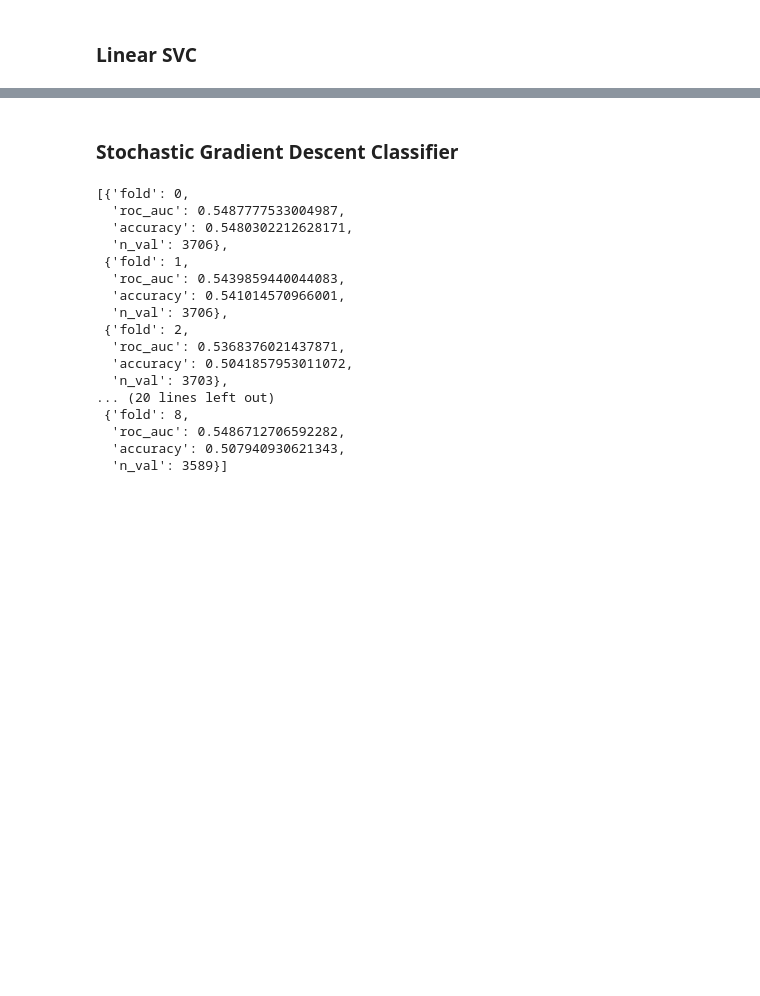
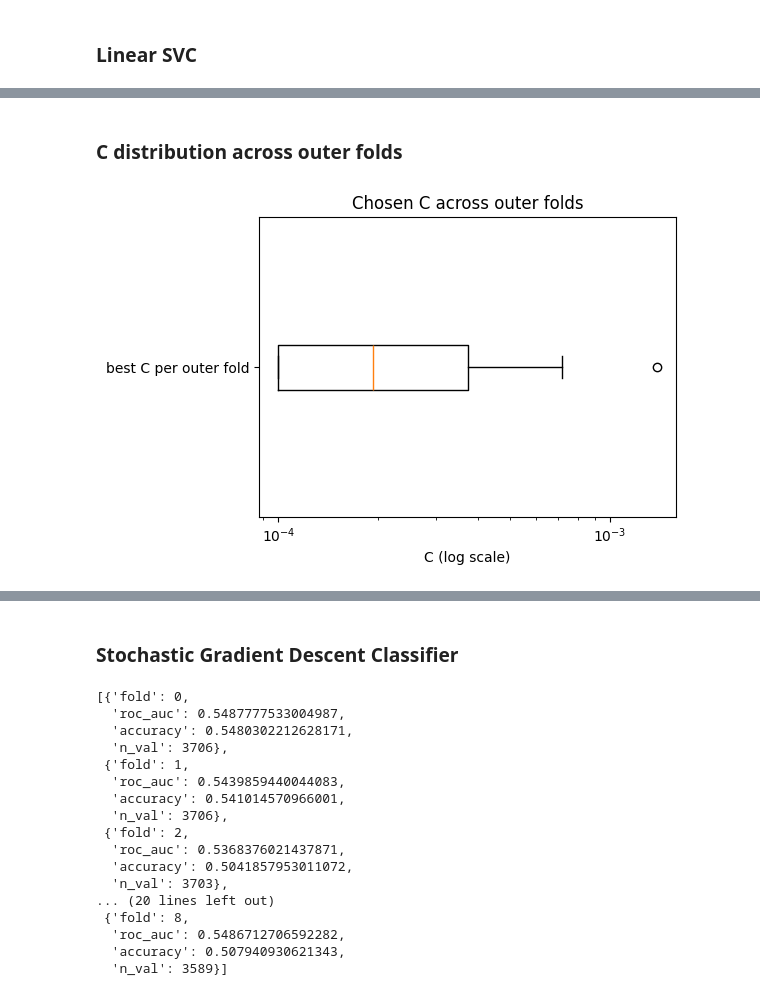
Before and after one commit to meaton96/StockPrediction, a Jupyter notebook: notebooks/03_LinearModels.ipynb, the cells around one changed output, grey strips where cells are left out. Drawn from its saved outputs; the diff is of its cells as text; code cells hidden in the pictures; blank space fills up the shorter version.

```diff
--- a/notebooks/03_LinearModels.ipynb
+++ b/notebooks/03_LinearModels.ipynb
@@ -187,0 +166,12 @@ best C from fold testing: 0.00019306977288832496
+# %% [markdown]
+### C distribution across outer folds
+# %%
+fig = plt.figure(figsize=(6,4))
+plt.boxplot(outer_df["C"], vert=False, tick_labels=["best C per outer fold"])
+plt.xscale("log")
+plt.xlabel("C (log scale)")
+plt.title("Chosen C across outer folds")
+plt.tight_layout()
+plt.show()
+# %% [output]
+[figure, added]
```
Also changed, not shown: parts of 11 cells of this notebook, 2 other files.
